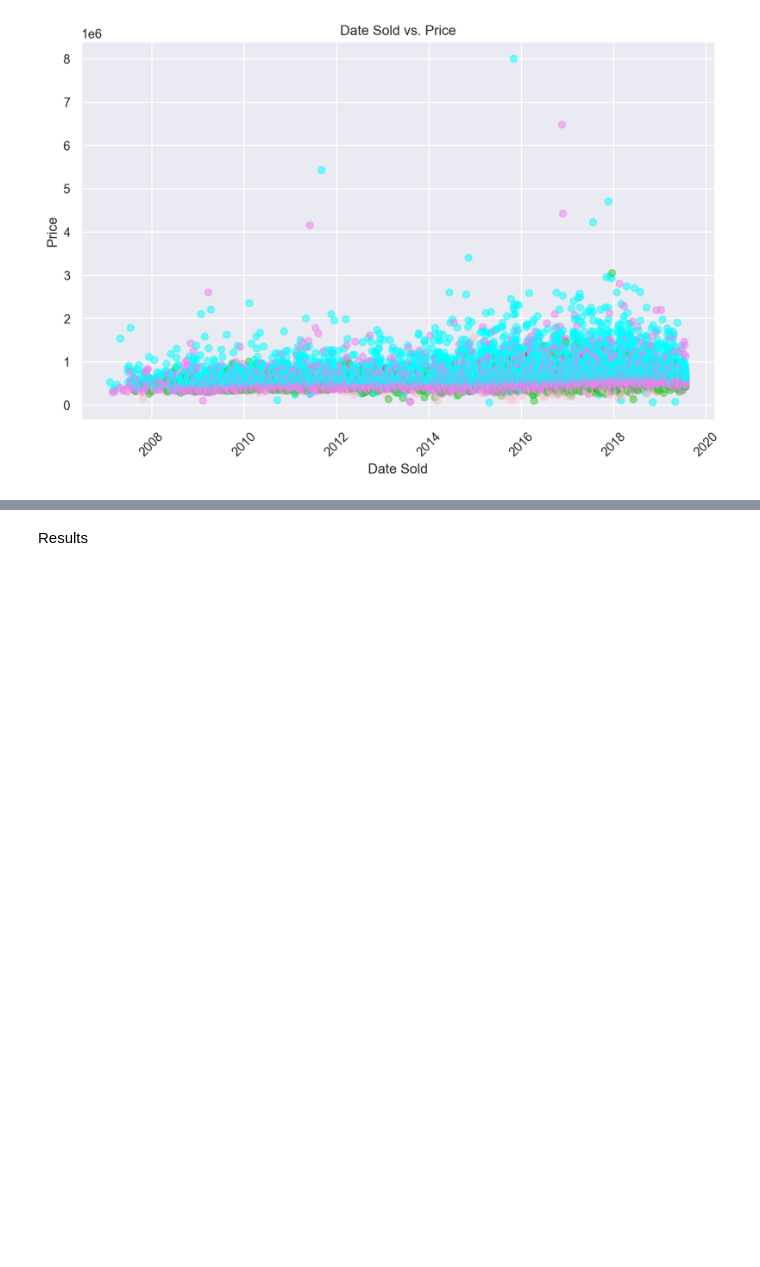
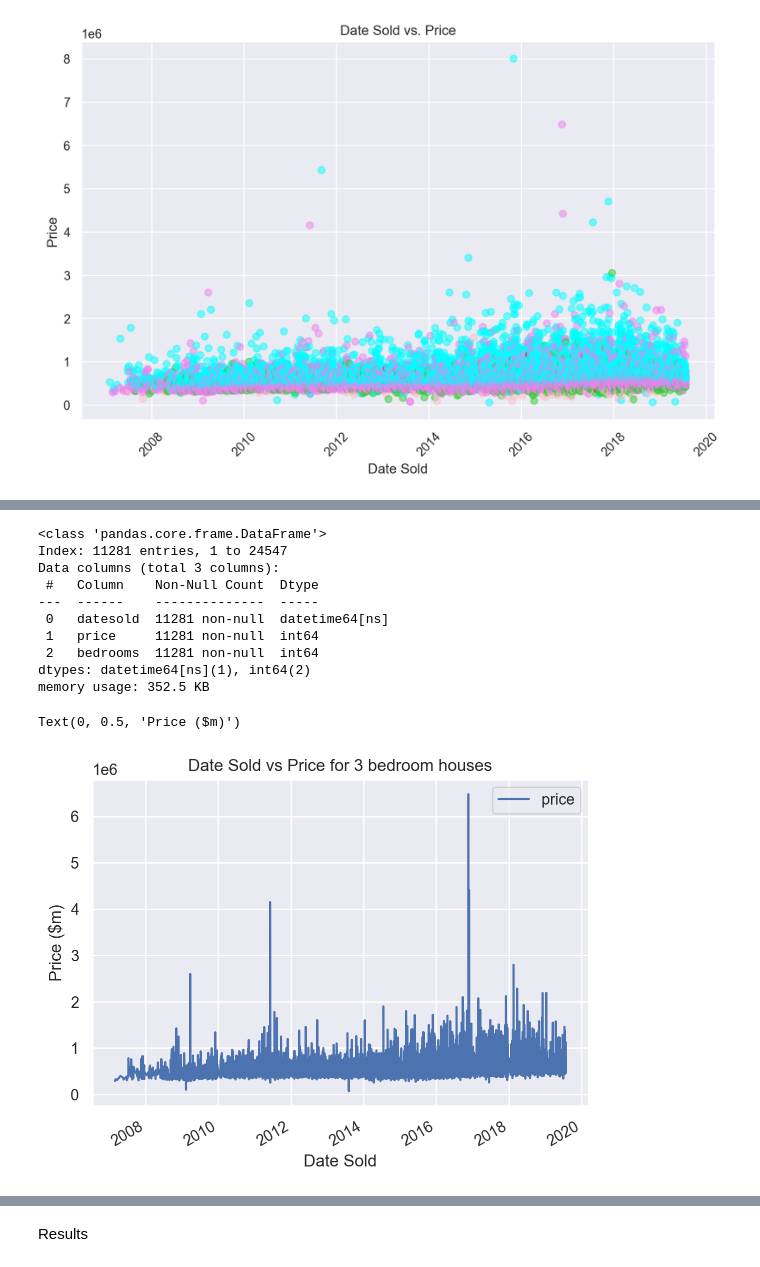
Before and after one commit to gemlorg/Thesis-Trading-LLM, a Jupyter notebook: projects/logistic-regression/src/visual.ipynb, the cells around one changed output, grey strips where cells are left out. Saved outputs shown, nothing was run; the diff lists cells and outputs as text; code cells hidden in the pictures; blank space fills up the shorter version.

```diff
--- a/projects/logistic-regression/src/visual.ipynb
+++ b/projects/logistic-regression/src/visual.ipynb
@@ -107,21 +86,27 @@ plt.show()
 # %%
 
-# data = df[["datesold", "price", "bedrooms"]]
-# data.groupby(["datesold", "bedrooms"]).mean()
-# data = data[data["bedrooms"] == 3][["datesold", "price"]]
-# # data["datesold"] =data["datesold"].map(int)
+data = df[["datesold", "price", "bedrooms"]]
+data = data[data["bedrooms"] == 3]
 
-# fig, ax = plt.subplots(figsize=(10, 7))
 
-# data.plot("datesold", "price", ax=ax)
-# plt.title("Time vs Price for 3 bedroom houses")
-# plt.xlabel('Time')
-# plt.ylabel("Price ($m)")
-
-# date_form = DateFormatter("%m-%Y")
-# ax.xaxis.set_major_formatter(date_form)
-
-# data.plot()
+data.info()
+data.plot("datesold", "price")
+plt.title("Date Sold vs Price for 3 bedroom houses")
+plt.xlabel('Date Sold')
+plt.ylabel("Price ($m)")
+# %% [output]
+<class 'pandas.core.frame.DataFrame'>
+Index: 11281 entries, 1 to 24547
+Data columns (total 3 columns):
+ #   Column    Non-Null Count  Dtype
+---  ------    --------------  -----
+ 0   datesold  11281 non-null  datetime64[ns]
+ 1   price     11281 non-null  int64
+ 2   bedrooms  11281 non-null  int64
+dtypes: datetime64[ns](1), int64(2)
+memory usage: 352.5 KB
+Text(0, 0.5, 'Price ($m)')
+[figure, added]
 # %%
 data = df
 data["datesold"] = data["datesold"].map(lambda x: x.timestamp())
```
Also changed, not shown: parts of 16 cells of this notebook, 3 other files.
